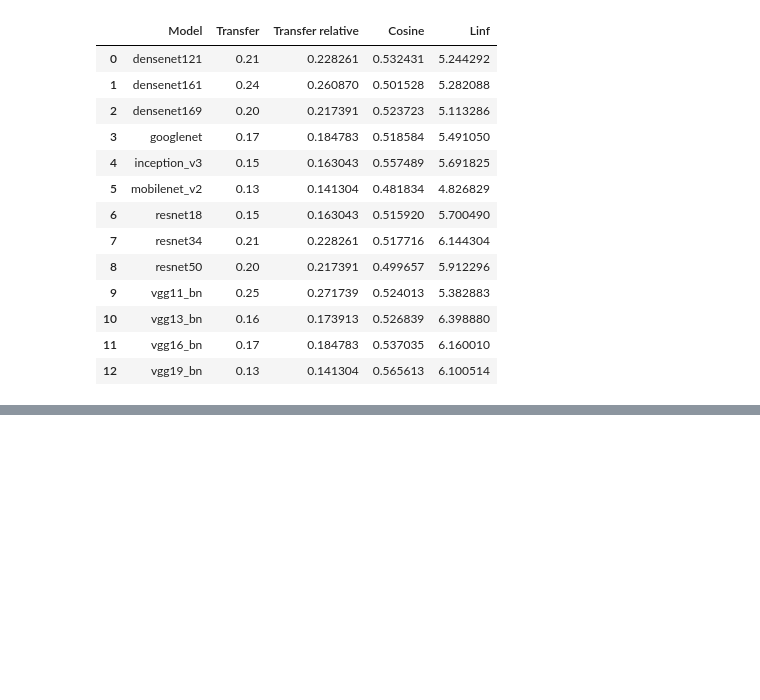
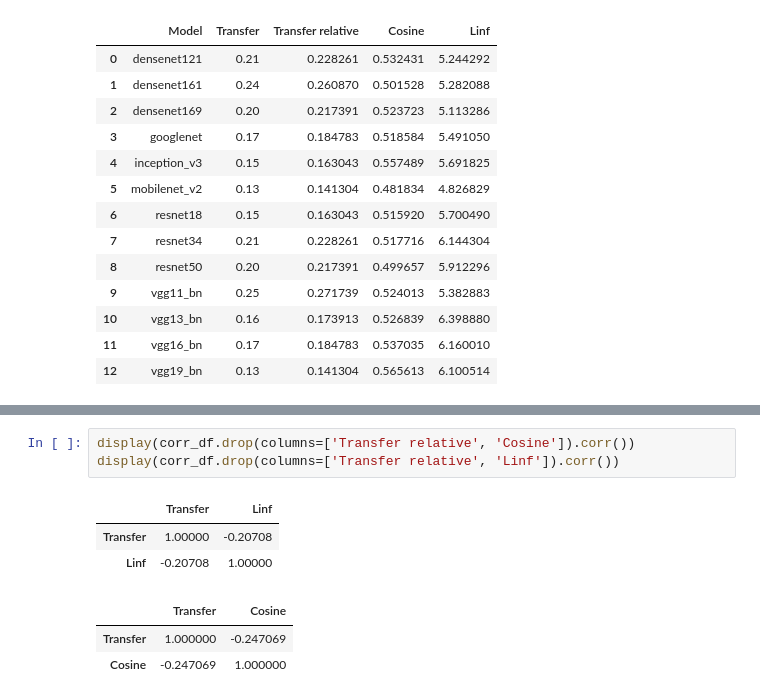
Before and after one commit to ClonedOne/bad_lemon, a Jupyter notebook: notebooks/prepare_lime_remote.ipynb, the cells around one changed output, grey strips where cells are left out. Cells and saved outputs as stored; diff of their text form; blank space fills up the shorter version.

```diff
--- a/notebooks/prepare_lime_remote.ipynb
+++ b/notebooks/prepare_lime_remote.ipynb
@@ -567,0 +570,10 @@ plt.show()
+# %%
+display(corr_df.drop(columns=['Transfer relative', 'Cosine']).corr())
+display(corr_df.drop(columns=['Transfer relative', 'Linf']).corr())
+# %% [output]
+|  | Transfer | Linf |
+| Transfer | 1.00000 | -0.20708 |
+| Linf | -0.20708 | 1.00000 |
+|  | Transfer | Cosine |
+| Transfer | 1.000000 | -0.247069 |
+| Cosine | -0.247069 | 1.000000 |
```
Also changed, not shown: parts of 9 cells of this notebook, 13 other files.
